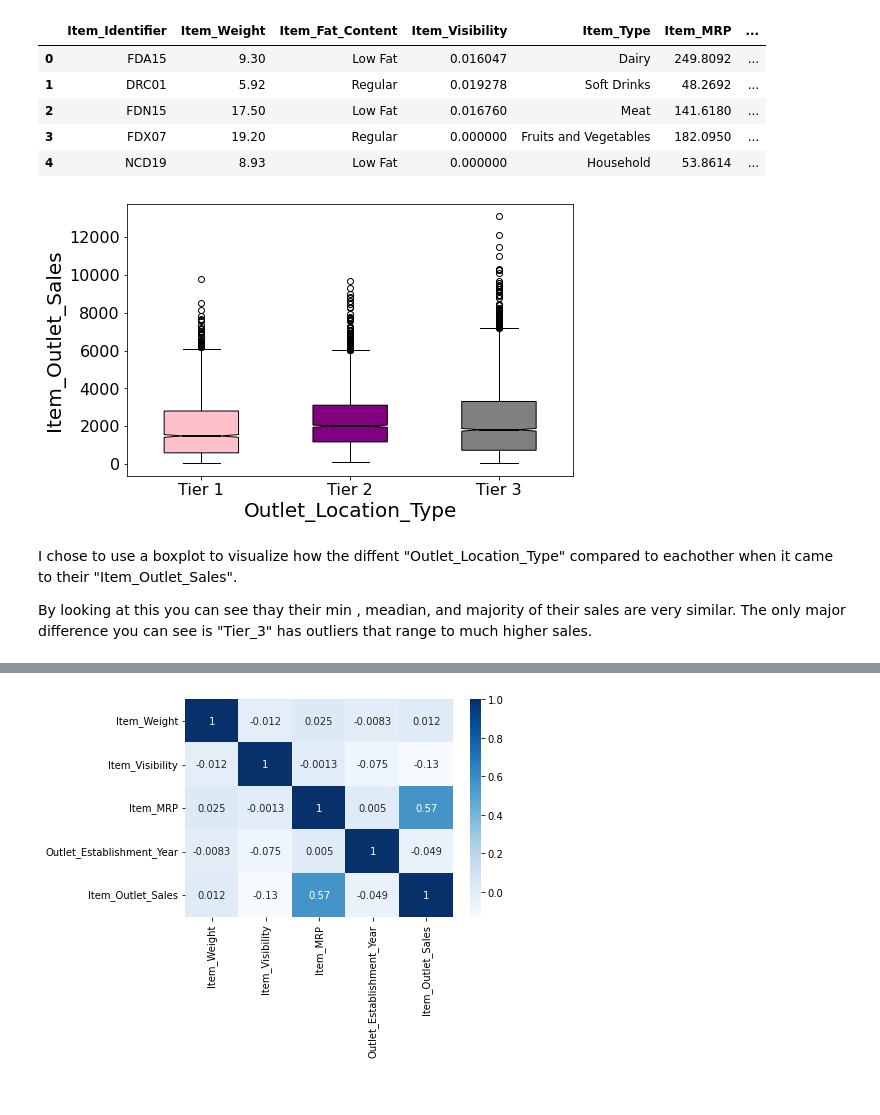
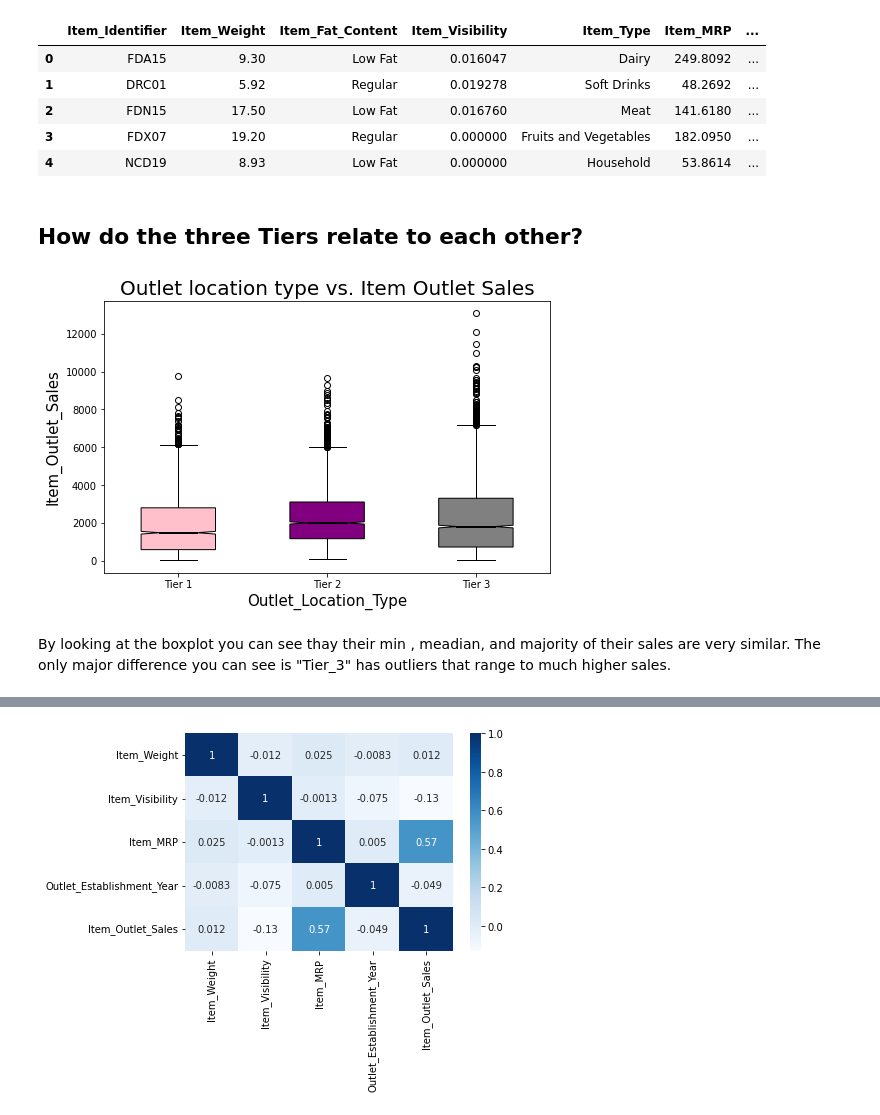
Before and after one commit to slagana8/food_sales_predicitions-, a Jupyter notebook: Project_1_Sales_Predictions.ipynb, the cells around one changed output, grey strips where cells are left out. Cells and saved outputs as stored; diff of their text form; code cells hidden in the pictures.

```diff
--- a/Project_1_Sales_Predictions.ipynb
+++ b/Project_1_Sales_Predictions.ipynb
@@ -323,29 +323,30 @@ tier_3 = df_sp["Outlet_Location_Type"] == "Tier 3"
 tier_one = df_sp.loc[tier_1, "Item_Outlet_Sales"]
 tier_two = df_sp.loc[tier_2, "Item_Outlet_Sales"]
 tier_three = df_sp.loc[tier_3, "Item_Outlet_Sales"]
+# %% [markdown]
+## How do the three Tiers relate to each other?
 # %%
 fig, axes = plt.subplots(nrows = 1, ncols = 1, figsize = (8,5))
 boxplots = axes.boxplot([tier_one,tier_two,tier_three],
                         notch = True,
                         labels = ["Tier 1","Tier 2", "Tier 3"],
                         widths = .5,
                         patch_artist = True,
                         medianprops = dict(linestyle= "-", linewidth = 2, color = "k")
                         );
 boxplot1 = boxplots["boxes"][0];
 boxplot2 = boxplots["boxes"][1];
 boxplot3 = boxplots["boxes"][2];
 boxplot1.set_facecolor("pink")
 boxplot2.set_facecolor("purple")
 boxplot3.set_facecolor("grey")
-plt.xlabel("Outlet_Location_Type", fontsize = 20);
-plt.ylabel("Item_Outlet_Sales", fontsize = 20);
-plt.xticks(fontsize = 16);
-plt.yticks(fontsize = 16);
+plt.xlabel("Outlet_Location_Type", fontsize = 15);
+plt.ylabel("Item_Outlet_Sales", fontsize = 15);
+plt.title("Outlet location type vs. Item Outlet Sales", fontsize = 20)
+plt.xticks(fontsize = 10);
+plt.yticks(fontsize = 10);
 np.warnings.filterwarnings('ignore', category=np.VisibleDeprecationWarning)
 # %% [output]
-[figure, old version]
+[figure, new version]
 # %% [markdown]
-I chose to use a boxplot to visualize how the diffent "Outlet_Location_Type" compared to eachother when it came to their "Item_Outlet_Sales".
-
-By looking at this you can see thay their min , meadian, and majority of their sales are very similar. The only major difference you can see is "Tier_3" has outliers that range to much higher sales.
+By looking at the boxplot you can see thay their min , meadian, and majority of their sales are very similar. The only major difference you can see is "Tier_3" has outliers that range to much higher sales.
```
Also changed, not shown: parts of 7 cells of this notebook.
